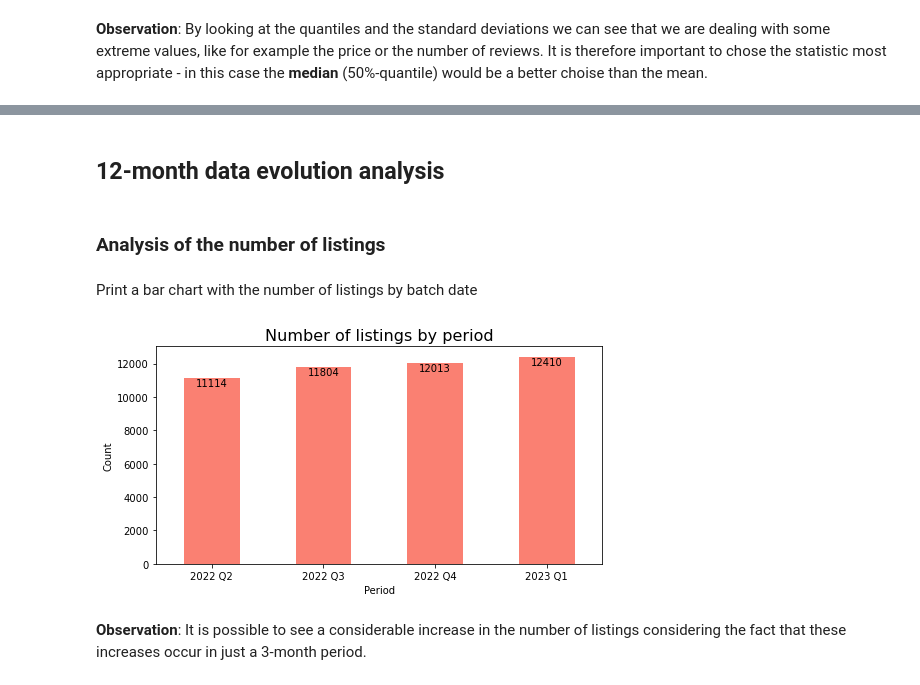
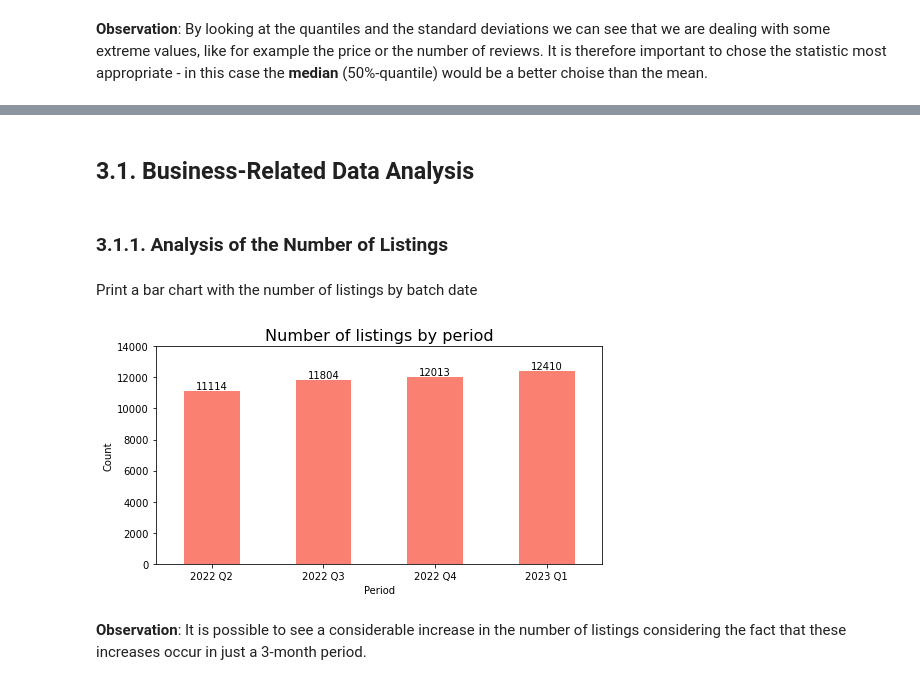
Before and after one commit to bruno-f7s/portfolio, a Jupyter notebook: airbnb-porto-2023/airbnb-porto-2023-eda.ipynb, the cells around one changed output, grey strips where cells are left out. Saved outputs shown, nothing was run; the diff lists cells and outputs as text; code cells hidden in the pictures.

Commit message:
finish EDA section and format anchor links

```diff
--- a/airbnb-porto-2023/airbnb-porto-2023-eda.ipynb
+++ b/airbnb-porto-2023/airbnb-porto-2023-eda.ipynb
@@ -400,30 +474,35 @@ __Observation__: By looking at the quantiles and the standard deviations we can
 # %% [markdown]
-## 12-month data evolution analysis
+<a id='section3_2'></a>
+## 3.1. Business-Related Data Analysis
 # %%
 # merge in all dataframes into one
 full_data_df = pd.concat(listings_df_ls, axis=0)
 # %% [markdown]
-### Analysis of the number of listings
+<a id='section3_2_1'></a>
+### 3.1.1. Analysis of the Number of Listings
 # %% [markdown]
 Print a bar chart with the number of listings by batch date
 # %%
 # create the count of listings by period and sort it by period rank
 value_counts = full_data_df["period"].value_counts().sort_index()
 
 # Plot the bar chat
+plt.figure(figsize=(6,4))
+
 ax = value_counts.plot.bar(figsize=(8,4),color="salmon",legend=False)
 
 for i, value in enumerate(value_counts):
-    ax.annotate(f"""{value}""", (i, value), ha='center', va='top')
+    ax.annotate(f"""{value}""", (i, value), ha='center', va='bottom')
 
 ax.set_title("Number of listings by period", fontsize=16)
 ax.set_xlabel("Period")
 ax.set_ylabel("Count")
+plt.ylim((0,14000))
 plt.xticks(rotation=0)
 
 plt.show()
 # %% [output]
-[figure, old version]
+[figure, new version]
 # %% [markdown]
 __Observation__: It is possible to see a considerable increase in the number of listings considering the fact that these increases occur in just a 3-month period.
 # %% [markdown]
```
Also changed, not shown: parts of 48 cells of this notebook.
